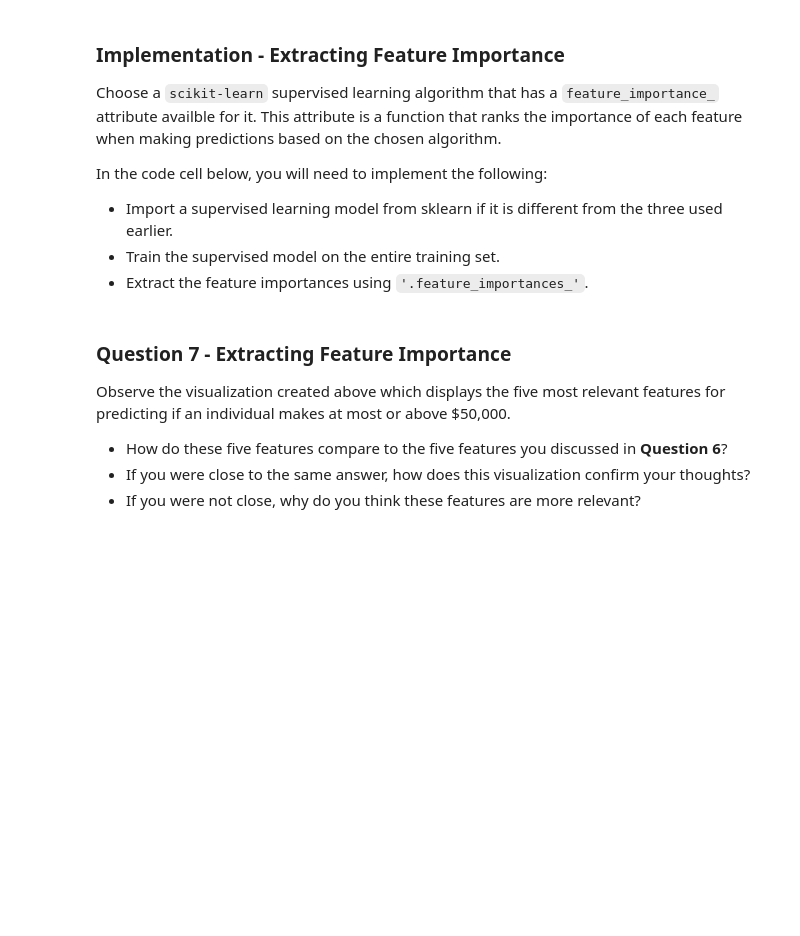
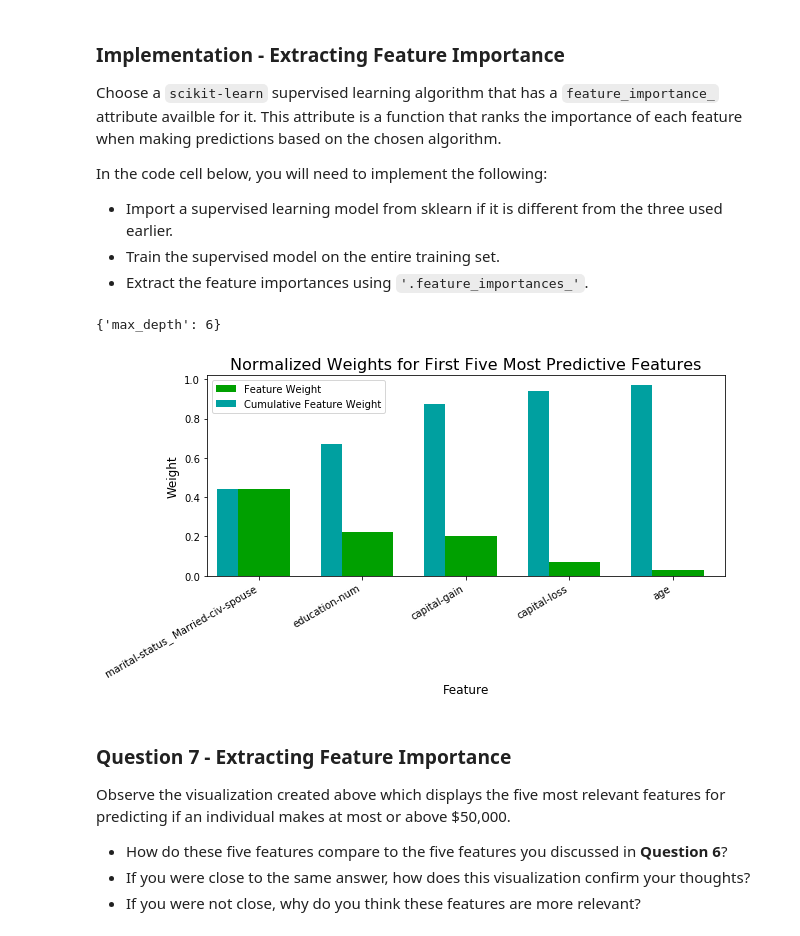
Before and after one commit to lmarkely/charity_ml, a Jupyter notebook: finding_donors.ipynb, the cells around one changed output. Drawn from its saved outputs; the diff is of its cells as text; code cells hidden in the pictures; blank space fills up the shorter version.

```diff
--- a/finding_donors.ipynb
+++ b/finding_donors.ipynb
@@ -651,16 +661,21 @@ In the code cell below, you will need to implement the following:
  - Extract the feature importances using `'.feature_importances_'`.
 # %%
 # TODO: Import a supervised learning model that has 'feature_importances_'
-
+# Here, I am using the best classifier that has been optimized using GridSearchCV
+clf = grid_fit.best_estimator_
+print grid_fit.best_params_
 
 # TODO: Train the supervised model on the training set using .fit(X_train, y_train)
-model = None
+model = clf.fit(X_train,y_train)
 
 # TODO: Extract the feature importances using .feature_importances_
-importances = None
+importances = model.feature_importances_
 
 # Plot
 vs.feature_plot(importances, X_train, y_train)
+# %% [output]
+{'max_depth': 6}
+[figure, added]
 # %% [markdown]
 ### Question 7 - Extracting Feature Importance
 
```
Also changed, not shown: parts of 9 cells of this notebook.
